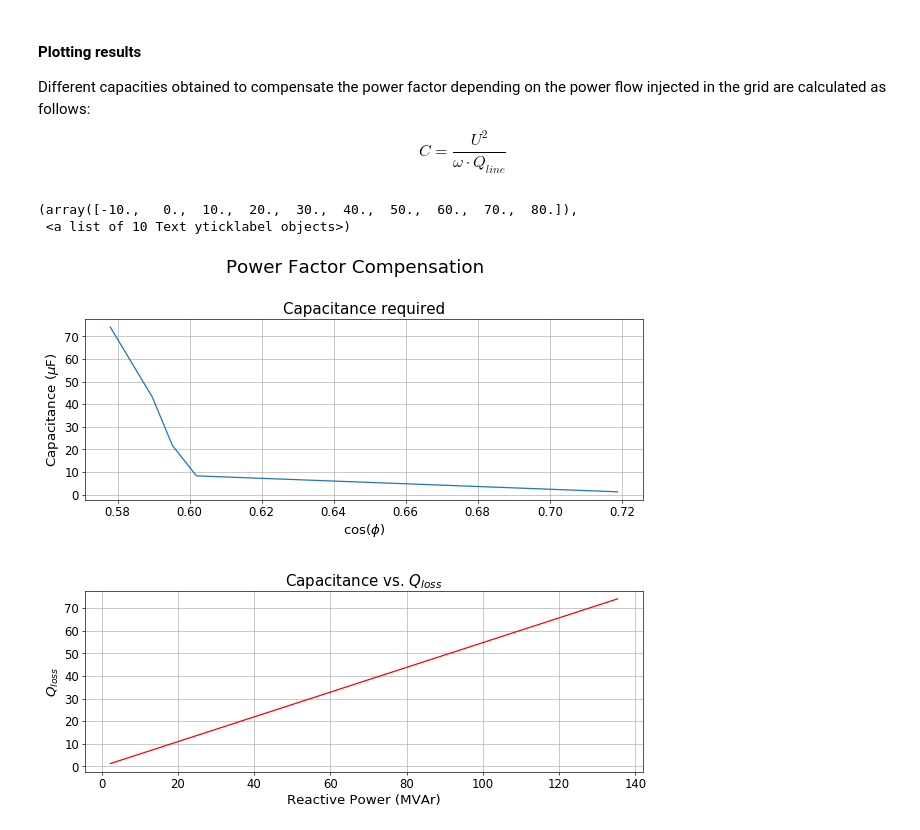
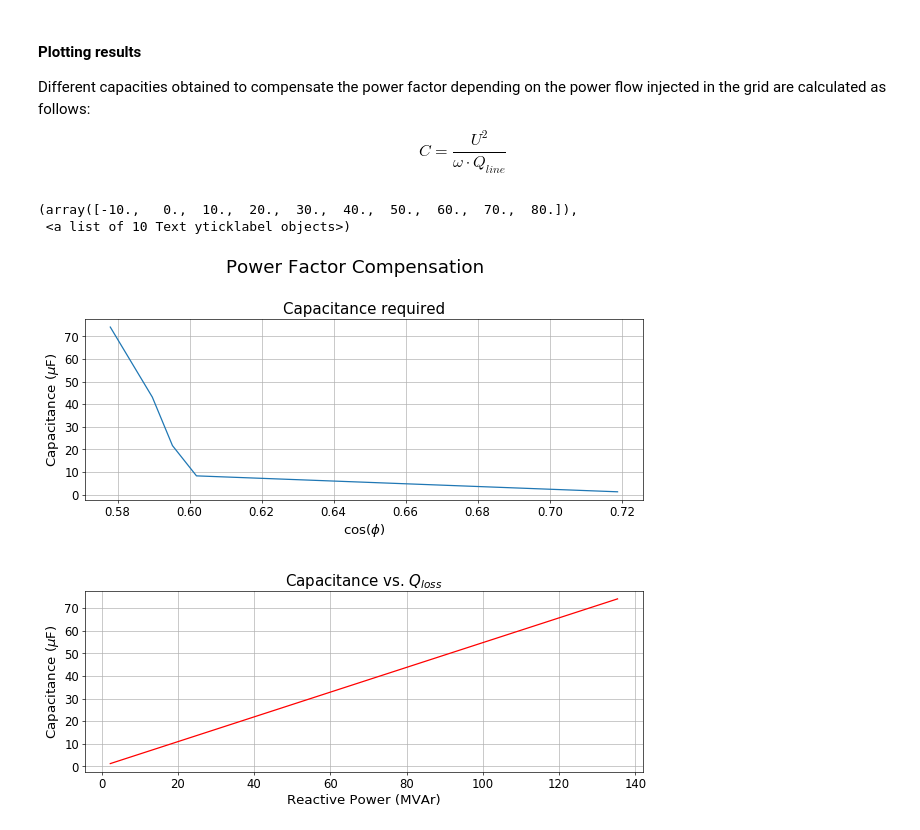
Before and after one commit to ElectricICAI/The-Challenge-of-Future-Energy-Systems, a Jupyter notebook: presentation.ipynb, the cells around one changed output. Saved outputs shown, nothing was run; the diff lists cells and outputs as text; code cells hidden in the pictures.

```diff
--- a/presentation.ipynb
+++ b/presentation.ipynb
@@ -554,30 +554,30 @@ $$ C = \frac{U^2}{\omega\cdot Q_{line}} $$
 # %%
 C = np.array(C)
 
 fig=plt.figure(figsize=(12, 10), dpi= 60, facecolor='w', edgecolor='k')
 plt.suptitle('Power Factor Compensation', fontsize = 22)
 fig.subplots_adjust(hspace=.5)
 # Ploteo
 plt.figure(1)
 plt.subplot(211)
 plt.plot(cos(angle[1:len(cosphi)]), C)
 plt.grid(True)
 plt.xlabel('cos($\phi$)',fontsize = 16)
 plt.xticks(fontsize = 14)
 plt.ylabel('Capacitance ($\mu$F)',fontsize = 16)
 plt.yticks(fontsize = 14)
 plt.title('Capacitance required',fontsize = 18)
 
 
 plt.subplot(212)
 plt.plot(Q_loss[1:len(Q_loss)]*1e-6, C,'r')
 plt.grid(True)
 plt.title(r'Capacitance vs. $Q_{loss}$',fontsize =18)
 plt.xlabel('Reactive Power (MVAr)',fontsize = 16)
 plt.xticks(fontsize = 14)
-plt.ylabel(r'$Q_{loss}$', fontsize = 16)
+plt.ylabel(r'Capacitance ($\mu$F)', fontsize = 16)
 plt.yticks(fontsize = 14)
 # %% [output]
 (array([-10.,   0.,  10.,  20.,  30.,  40.,  50.,  60.,  70.,  80.]),
  <a list of 10 Text yticklabel objects>)
-[figure, old version]
+[figure, new version]
```
